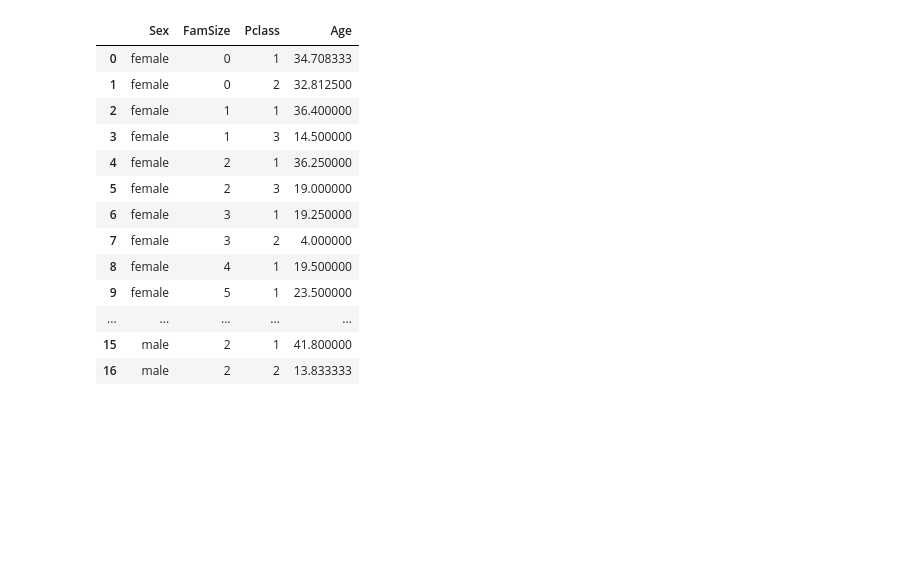
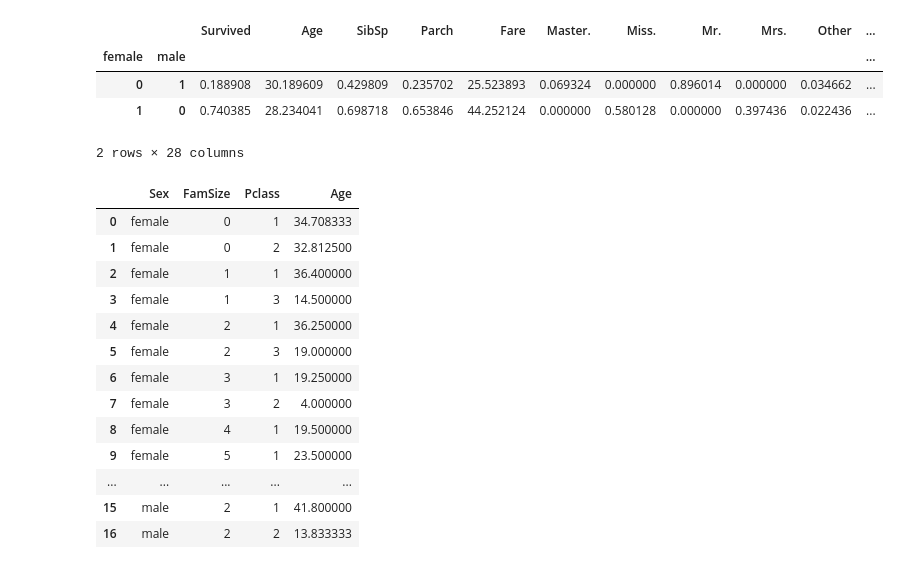
Before and after one commit to PatrickFlynn/Titanic_Prediction, a Jupyter notebook: Test Set EDA.ipynb, the cells around one changed output. Cells and saved outputs as stored; diff of their text form; code cells hidden in the pictures; blank space fills up the shorter version.

```diff
--- a/Test Set EDA.ipynb
+++ b/Test Set EDA.ipynb
@@ -3,3 +15,11 @@ import pandas as pd
+# %%
+train_clean.groupby(['female', 'male']).mean()
+# %% [output]
+|  |  | Survived | Age | SibSp | Parch | Fare | Master. | Miss. | Mr. | Mrs. | Other | ... |
+| female | male |  |  |  |  |  |  |  |  |  |  | ... |
+| 0 | 1 | 0.188908 | 30.189609 | 0.429809 | 0.235702 | 25.523893 | 0.069324 | 0.000000 | 0.896014 | 0.000000 | 0.034662 | ... |
+| 1 | 0 | 0.740385 | 28.234041 | 0.698718 | 0.653846 | 44.252124 | 0.000000 | 0.580128 | 0.000000 | 0.397436 | 0.022436 | ... |
+2 rows × 28 columns
 # %%
 train = pd.read_csv('train.csv')
 test = pd.read_csv('test.csv')
```
Also changed, not shown: parts of 2 cells of this notebook.
